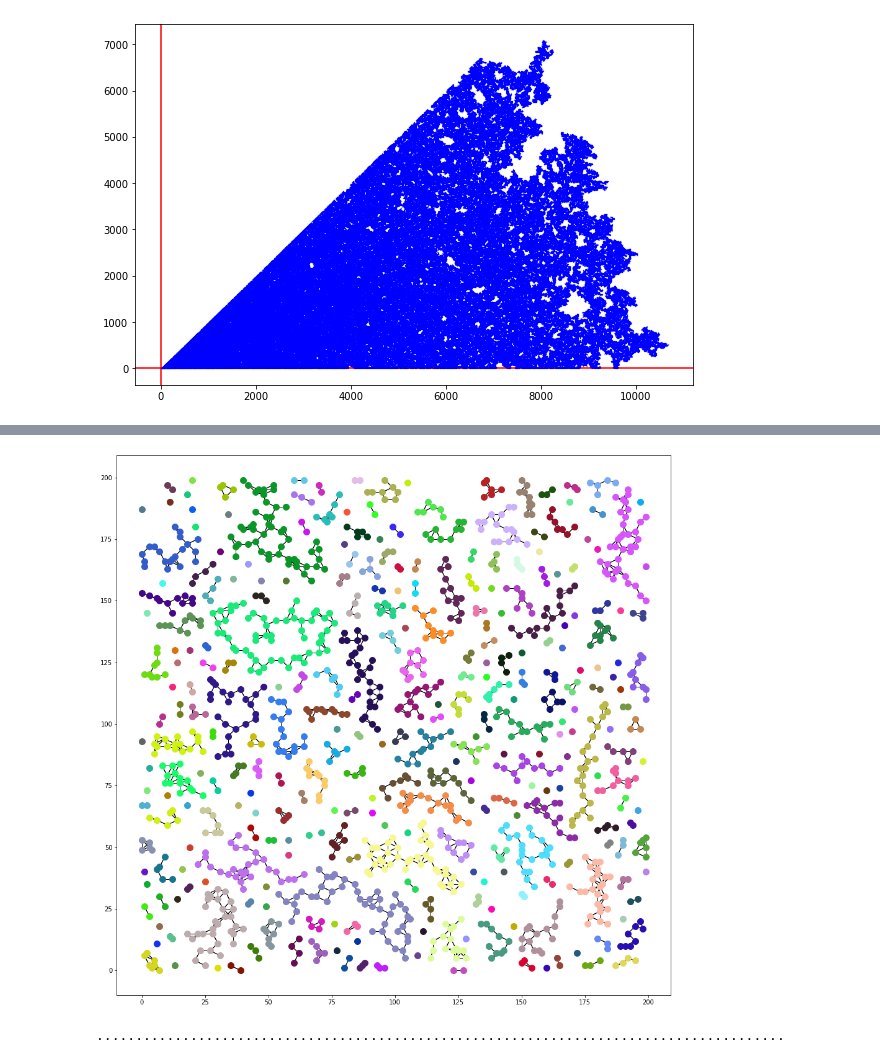
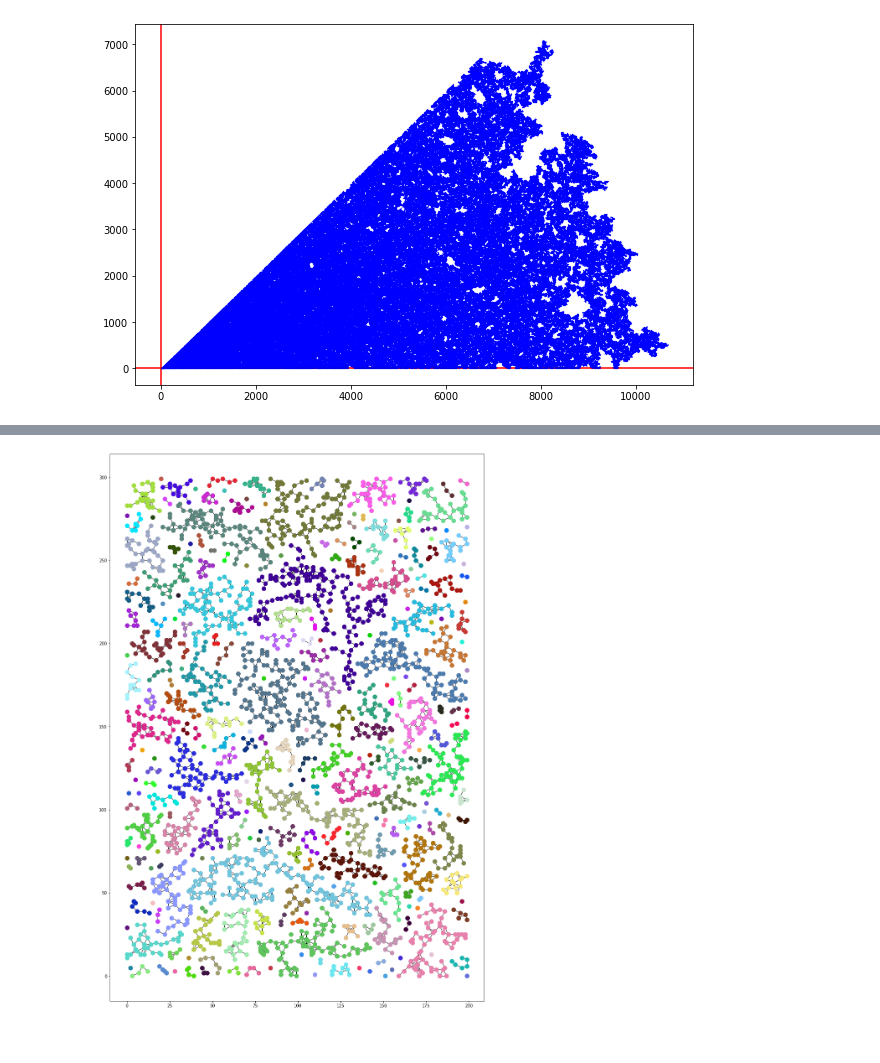
Before and after one commit to zebengberg/gaussian-integer-sieve, a Jupyter notebook: python/examples.ipynb, the cells around one changed output, grey strips where cells are left out. Cells and saved outputs as stored; diff of their text form; code cells hidden in the pictures.

Commit message:
implemented crude edge gathering method

```diff
--- a/python/examples.ipynb
+++ b/python/examples.ipynb
@@ -202,5 +202,5 @@ for component in components:
     x = component[0]
     y = component[1]
     color = np.random.rand(3, )
-    ax.plot(x, y, color=color, linestyle='', marker='o', markersize=2)
+    ax.plot(x, y, color=color, linestyle='', marker='o', markersize=3)
 # %% [output]
@@ -209,0 +227,17 @@ from gintsieve import *
+# %%
+# Same code as above but with slightly larger jump size
+# As the jump size passes sqrt(18) = 4.242..., primes have more possible neighbors
+jump_size = 4.3
+
+# Setting optional `ignore_edges` flag to False in order to get edge data
+components, segments = moat_components_in_block(jump_size, 10000, 5000, 300, 200, False)
+fig, ax = plt.subplots(figsize=(12, 8))
+for component in components:
+    x = component[0]
+    y = component[1]
+    color = np.random.rand(3, )
+    ax.plot(x, y, color=color, linestyle='', marker='o', markersize=3)
+
+lc = mc.LineCollection(segments, color='black', linewidth=1)
+ax.add_collection(lc)
+plt.show()
@@ -210,9 +246,15 @@ from gintsieve import *
 # %%
-components = moat_components_in_block(3, 10000, 10000, 20, 20)
-fig, ax = plt.subplots(figsize=(12, 12))
+# We pass another threshold at sqrt(20) = 4.472...
+jump_size = 4.5
+
+# Not getting edges here since the component is obvious
+components = moat_components_in_block(jump_size, 10000, 5000, 300, 200, True)
+fig, ax = plt.subplots(figsize=(12, 8))
 for component in components:
     x = component[0]
     y = component[1]
     color = np.random.rand(3, )
-    ax.plot(x, y, color=color, linestyle='', marker='o', markersize=10)
+    ax.plot(x, y, color=color, linestyle='', marker='o', markersize=3)
+
+plt.show()
 # %% [output]
@@ -303,12 +262,18 @@ for p in g_primes:
 # %%
-fig, ax = plt.subplots(figsize=(16, 16))
+# One last huge image of a prime graph; takes a long time to render.
+jump_size = 5
+
+# Setting optional `ignore_edges` flag to False in order to get edge data
+components, segments = moat_components_in_block(jump_size, 1000000, 0, 200, 300, False)
+fig, ax = plt.subplots(figsize=(16, 24))
 for component in components:
-    x, y = list(zip(*component))  # zipping and unpacking
+    x = component[0]
+    y = component[1]
     color = np.random.rand(3, )
-    ax.plot(x, y, color=color, linestyle='', marker='o', markersize=2000 / max(block.dx, block.dy))
+    ax.plot(x, y, color=color, linestyle='', marker='o', markersize=10)
 
-lc = mc.LineCollection(edges, color='black', linewidth=1)
+lc = mc.LineCollection(segments, color='black', linewidth=1)
 ax.add_collection(lc)
 plt.show()
 # %% [output]
-[figure, old version]
+[figure, new version]
@@ -323,17 +279,0 @@ for i in range(block.shape[1]):
-# %%
-count = 0
-while to_explore:
-    a, b = to_explore.pop()
-    for u, v in neighbors:
-        s, t = a + u, b + v
-        if 0 <= s < block.dx and 0 <= t < block.dy and bools[s][t]:
-            to_explore.append((s, t))
-            bools[s][t] = False
-    explored.append((a, b))
-    count += 1
-    if count % 100:
-        print('.', end='')
-    else:
-        print('.')
-# %% [output]
-........................................................................................
```
Also changed, not shown: parts of 17 cells of this notebook, 3 other files.
